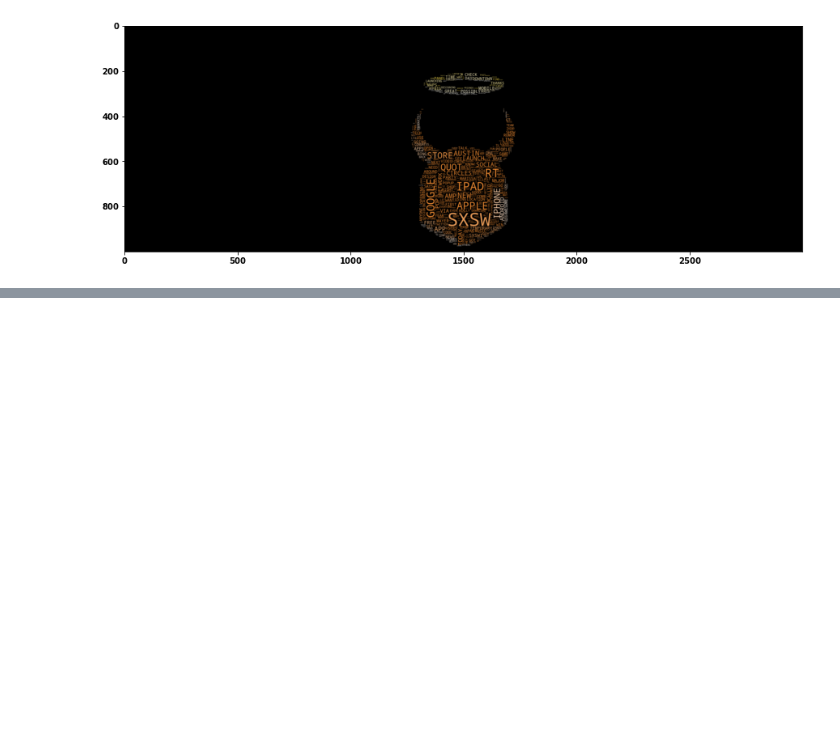
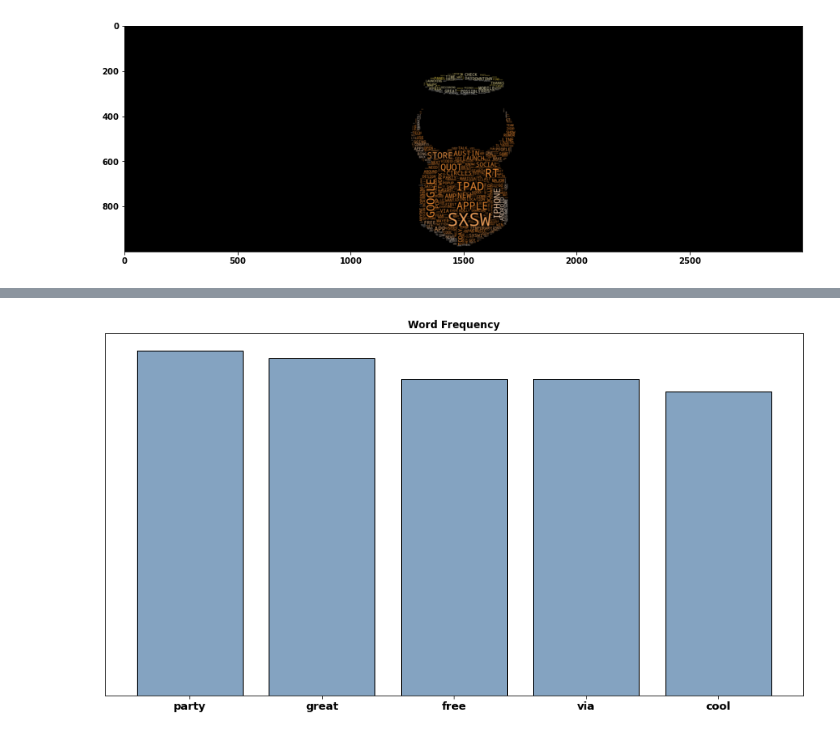
Before and after one commit to ssaeed85/dsc-ph4-TweetSentimentAnalysis-NLP, a Jupyter notebook: Workspace/Saad/WordCloud.ipynb, the cells around one changed output, grey strips where cells are left out. Saved outputs shown, nothing was run; the diff lists cells and outputs as text; code cells hidden in the pictures; blank space fills up the shorter version.

```diff
--- a/Workspace/Saad/WordCloud.ipynb
+++ b/Workspace/Saad/WordCloud.ipynb
@@ -229,0 +380,22 @@ wc.to_file("Header_wc-Black.png")
+# %%
+fig, ax = plt.subplots(figsize=(15, 8))
+num_of_bars = 5
+viz_data = getTopWordFreq(pos_df, 'new_text', n=num_of_bars, stop_words=sw)
+
+plt.xticks(fontsize=13)
+plt.yticks([],fontsize=12)
+ax.set_title('Word Frequency')
+
+ax.bar(x=[word for word, freq in viz_data],
+       height=[(freq/pos_df.shape[0])*100 for word, freq in viz_data],
+       color=(0.2, 0.4, 0.6, 0.6),
+       edgecolor='black');
+
+plt.savefig('../../images/WordFreqPos_postSW.jpg',dpi='figure',
+
+
+        bbox_inches='tight',
+        facecolor='auto',
+       )
+# %% [output]
+[figure, added]
```
Also changed, not shown: parts of 13 cells of this notebook.
